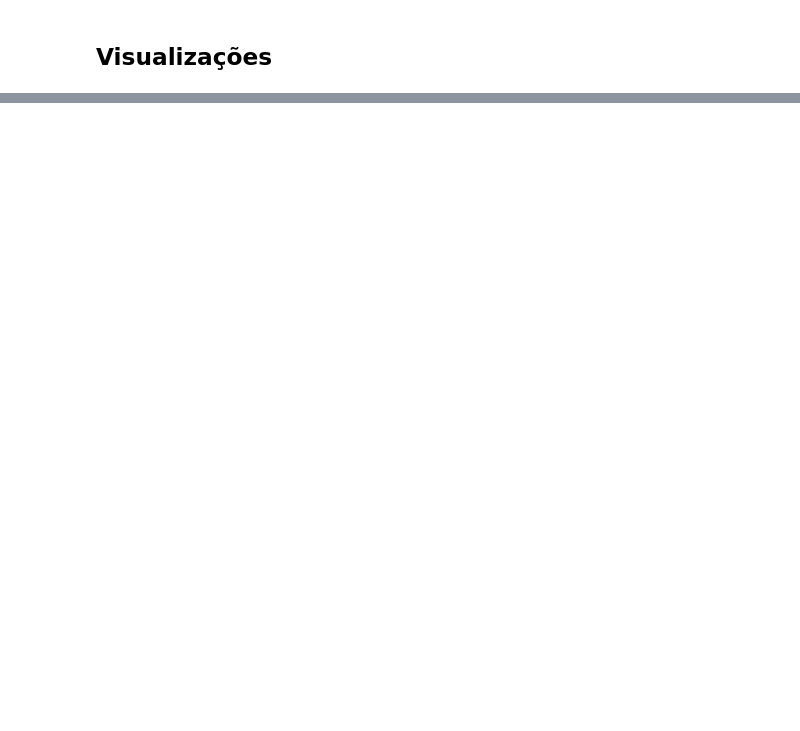
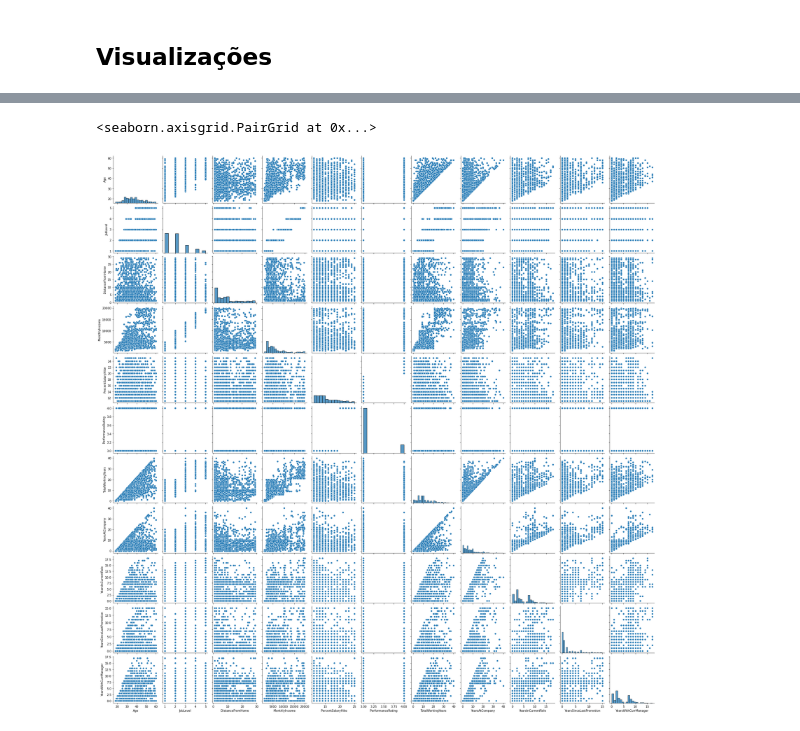
Before and after one commit to Ricardodpalmeida/bootcamp, a Jupyter notebook: SAA_analise.ipynb, the cells around one changed output, grey strips where cells are left out. Drawn from its saved outputs; the diff is of its cells as text; code cells hidden in the pictures; blank space fills up the shorter version.

```diff
--- a/SAA_analise.ipynb
+++ b/SAA_analise.ipynb
@@ -204,0 +400,6 @@ sns.scatterplot(x = 'JobSatisfaction', y= 'MonthlyIncome', data = df)
+# %%
+df_subset1 = df[['Age', 'JobLevel', 'DistanceFromHome', 'MonthlyIncome', 'PercentSalaryHike', 'PerformanceRating', 'TotalWorkingYears', 'YearsAtCompany', 'YearsInCurrentRole', 'YearsSinceLastPromotion', 'YearsWithCurrManager']].copy()
+sns.pairplot(df_subset1)
+# %% [output]
+<seaborn.axisgrid.PairGrid at 0x...>
+[figure, added]
```
Also changed, not shown: parts of 91 cells of this notebook.
